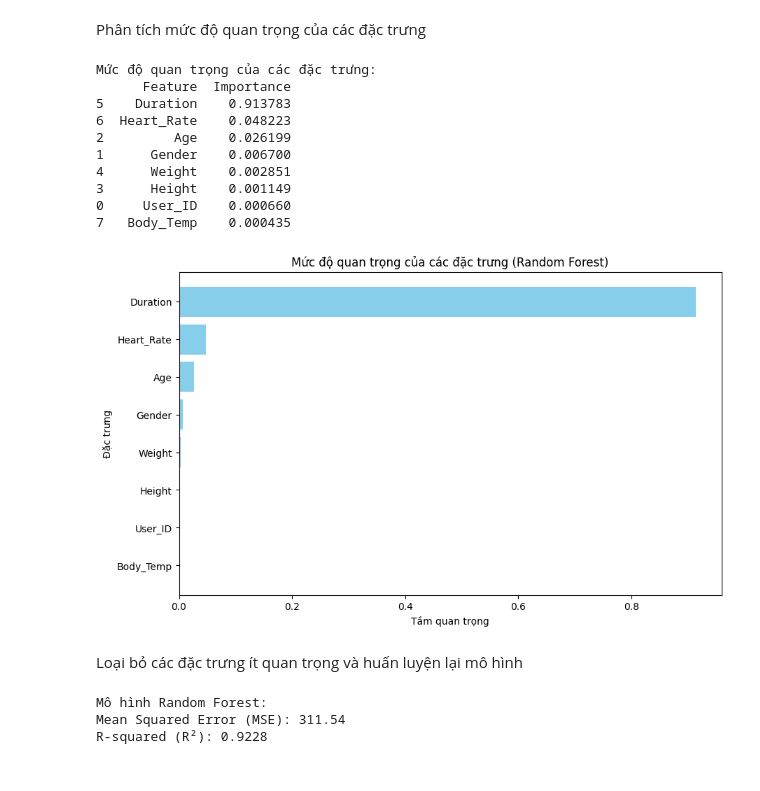
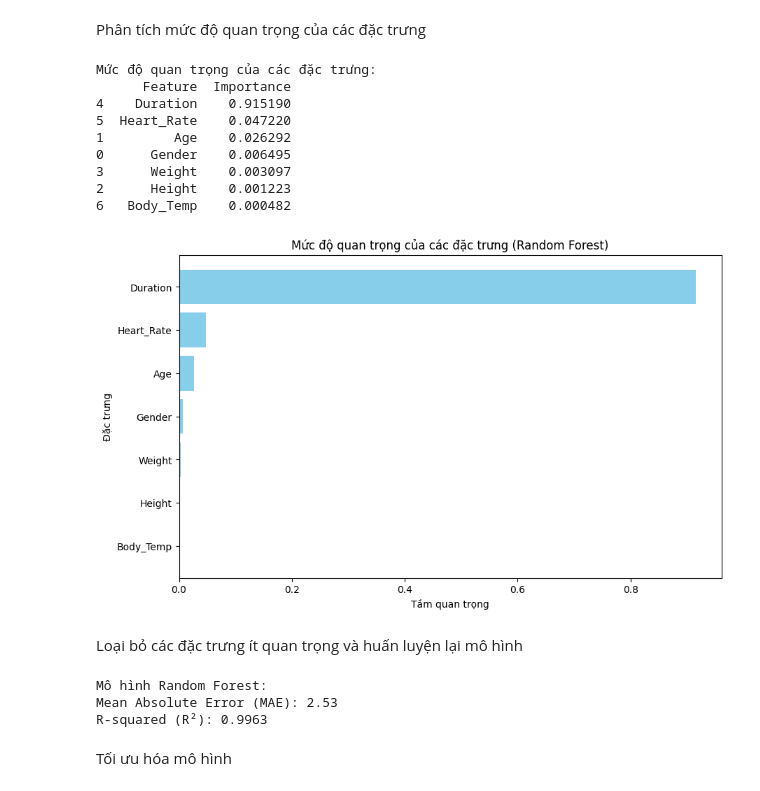
Before and after one commit to trungpd23/DuDoanLuongCaloBiDotChay, a Jupyter notebook: CaloriesBurntPrediction.ipynb, the cells around one changed output. Saved outputs shown, nothing was run; the diff lists cells and outputs as text; code cells hidden in the pictures.

```diff
--- a/CaloriesBurntPrediction.ipynb
+++ b/CaloriesBurntPrediction.ipynb
@@ -195,6 +195,9 @@ Tiền xử lý dữ liệu
 # %%
 # Chuyển đổi cột giới tính thành biến nhị phân
 df["Gender"] = df["Gender"].map({"male": 1, "female": 0})
+
+# Loại bỏ các cột không cần thiết
+df.drop(columns=["User_ID"], inplace=True)
 
 # Xử lý dữ liệu bị thiếu - điền giá trị trung bình
 df.fillna(df.mean(), inplace=True)
@@ -215,44 +218,36 @@ df.head()
 Xây dựng mô hình học máy
 # %%
 from sklearn.model_selection import train_test_split
-from sklearn.linear_model import LinearRegression
 from sklearn.ensemble import RandomForestRegressor
-from xgboost import XGBRegressor
 from sklearn.preprocessing import StandardScaler
-from sklearn.metrics import mean_squared_error, r2_score
+from sklearn.metrics import mean_absolute_error, r2_score
 
-# 1. Tách dữ liệu thành đầu vào (X) và đầu ra (y)
+# Tách dữ liệu thành đầu vào (X) và đầu ra (y)
 X = df.drop(columns=["Calories"])
 y = df["Calories"]
 
-# 2. Chia dữ liệu thành tập huấn luyện và kiểm tra
+# Chia dữ liệu thành tập huấn luyện và kiểm tra
 X_train, X_test, y_train, y_test = train_test_split(
     X, y, test_size=0.2, random_state=42
 )
 
-# 3. Chuẩn hóa dữ liệu (sau khi chia)
+# Chuẩn hóa dữ liệu
 scaler = StandardScaler()
 X_train = scaler.fit_transform(X_train)
 X_test = scaler.transform(X_test)
 
-# 4. Khởi tạo danh sách các mô hình học máy
-models = [
-    ("Linear Regression", LinearRegression()),
-    ("Random Forest", RandomForestRegressor(random_state=42)),
-    ("XGBoost Regressor", XGBRegressor(verbosity=0, random_state=42))
-]
+# Khởi tạo mô hình Random Forest
+model = RandomForestRegressor(random_state=42)
 
-# 5. Huấn luyện và đánh giá từng mô hình
-print("Kết quả đánh giá mô hình:\n")
-for name, model in models:
-    model.fit(X_train, y_train)             # Huấn luyện
-    y_pred = model.predict(X_test)          # Dự đoán
+# Huấn luyện mô hình và đánh giá
+model.fit(X_train, y_train)
+y_pred = model.predict(X_test)
 
-    mse = mean_squared_error(y_test, y_pred)
-    r2 = r2_score(y_test, y_pred)
+# Đánh giá hiệu suất
+mae = mean_absolute_error(y_test, y_pred)
+r2 = r2_score(y_test, y_pred)
 
-    print(f"{name}")
-    print(f"MSE: {mse:.2f}")
-    print(f"R² : {r2:.4f}")
-    print("-" * 50)
+print("Mô hình: Random Forest")
+print(f"MAE: {mae:.2f}")
+print(f"R² : {r2:.4f}")
 # %% [output]
@@ -274,43 +258,42 @@ R² : 0.9988
 Phân tích mức độ quan trọng của các đặc trưng
 # %%
 # Lấy mức độ quan trọng của các đặc trưng
-feature_importances = rf_model.feature_importances_
+feature_importances = model.feature_importances_
 
 # Tạo DataFrame để hiển thị mức độ quan trọng
 importance_df = pd.DataFrame({
     "Feature": X.columns,
     "Importance": feature_importances
 }).sort_values(by="Importance", ascending=False)
 
 # Hiển thị mức độ quan trọng
 print("Mức độ quan trọng của các đặc trưng:")
 print(importance_df)
 
 # Vẽ biểu đồ mức độ quan trọng
 plt.figure(figsize=(10, 6))
 plt.barh(importance_df["Feature"], importance_df["Importance"], color="skyblue")
 plt.gca().invert_yaxis()  # Đảo ngược trục y để đặc trưng quan trọng nhất ở trên cùng
 plt.title("Mức độ quan trọng của các đặc trưng (Random Forest)")
 plt.xlabel("Tầm quan trọng")
 plt.ylabel("Đặc trưng")
 plt.show()
 # %% [output]
 Mức độ quan trọng của các đặc trưng:
       Feature  Importance
-5    Duration    0.913783
-6  Heart_Rate    0.048223
-2         Age    0.026199
-1      Gender    0.006700
-4      Weight    0.002851
-3      Height    0.001149
-0     User_ID    0.000660
-7   Body_Temp    0.000435
+4    Duration    0.915190
+5  Heart_Rate    0.047220
+1         Age    0.026292
+0      Gender    0.006495
+3      Weight    0.003097
+2      Height    0.001223
+6   Body_Temp    0.000482
-[figure, old version]
+[figure, new version]
 # %% [markdown]
 Loại bỏ các đặc trưng ít quan trọng và huấn luyện lại mô hình
 # %%
 # Lựa chọn các đặc trưng quan trọng
-important_features = ["Height", "Weight", "Duration"]
+important_features = ["Gender", "Heart_Rate", "Age", "Duration"]
 X_selected = df[important_features]
 y = df["Calories"]
 
@@ -331,13 +314,15 @@ rf_model_sel.fit(X_train_sel, y_train_sel)
 # Dự đoán và đánh giá
 y_pred_sel = rf_model_sel.predict(X_test_sel)
 
-mse_sel = mean_squared_error(y_test_sel, y_pred_sel)
+mae_sel = mean_absolute_error(y_test_sel, y_pred_sel)
 r2_sel = r2_score(y_test_sel, y_pred_sel)
 
 print("Mô hình Random Forest:")
-print(f"Mean Squared Error (MSE): {mse_sel:.2f}")
+print(f"Mean Absolute Error (MAE): {mae_sel:.2f}")
 print(f"R-squared (R²): {r2_sel:.4f}")
 # %% [output]
 Mô hình Random Forest:
-Mean Squared Error (MSE): 311.54
-R-squared (R²): 0.9228
+Mean Absolute Error (MAE): 2.53
+R-squared (R²): 0.9963
+# %% [markdown]
+Tối ưu hóa mô hình
```
Also changed, not shown: parts of 3 cells of this notebook.
